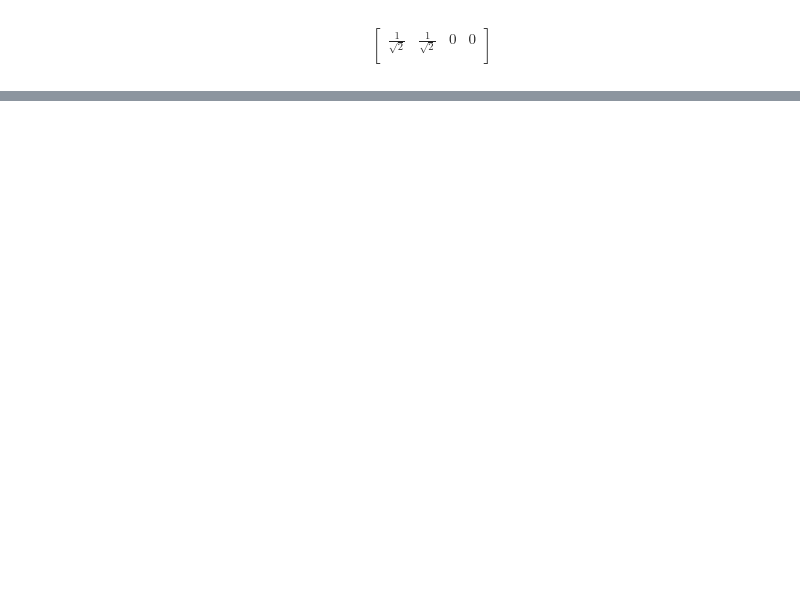
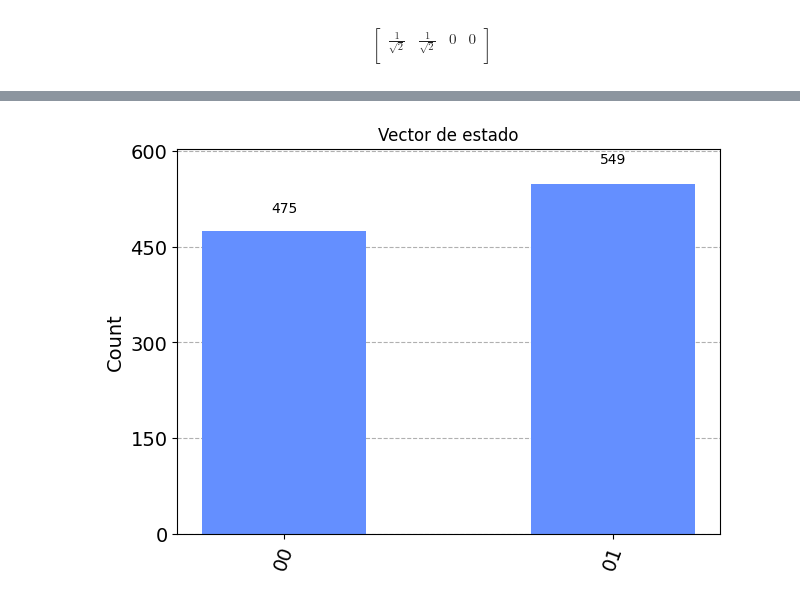
Before and after one commit to BlancaCC/ProcesamientoDeDatosAGranEscala, a Jupyter notebook: Practica opcional/Codigo.ipynb, the cells around one changed output, grey strips where cells are left out. Drawn from its saved outputs; the diff is of its cells as text; code cells hidden in the pictures; blank space fills up the shorter version.

```diff
--- a/Practica opcional/Codigo.ipynb
+++ b/Practica opcional/Codigo.ipynb
@@ -65,0 +117,11 @@ circuit.measure(qreg_q[1], creg_c[0])
+# %%
+qreg_q = QuantumRegister(2, 'q')
+creg_c = ClassicalRegister(2, 'c')
+circuit_2 = QuantumCircuit(qreg_q, creg_c)
+
+circuit_2.x(qreg_q[0])
+circuit_2.h(qreg_q[1])
+circuit_2.cx(qreg_q[0], qreg_q[1])
+circuit_2.h(qreg_q[0])
+
+circuit_2.draw()
@@ -65,0 +158,6 @@ circuit.measure(qreg_q[1], creg_c[0])
+# %%
+circuit_2.barrier(qreg_q[0], qreg_q[1])
+circuit_2.measure(qreg_q[0], creg_c[0])
+circuit_2.measure(qreg_q[1], creg_c[0])
+
+circuit_2.draw()
@@ -65,0 +173,6 @@ circuit.measure(qreg_q[1], creg_c[0])
+# %%
+job_2 = execute(circuit_2, backend_qasm, shots=1024)
+
+plot_histogram(job_2.result().get_counts(), title="Vector de estado")
+# %% [output]
+[figure, added]
```
Also changed, not shown: parts of 15 cells of this notebook.
